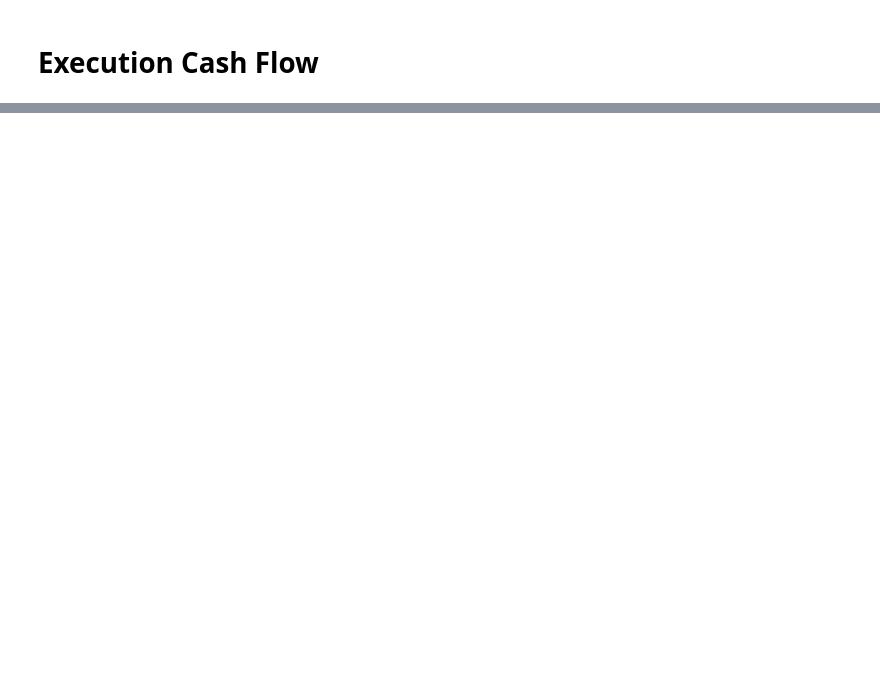
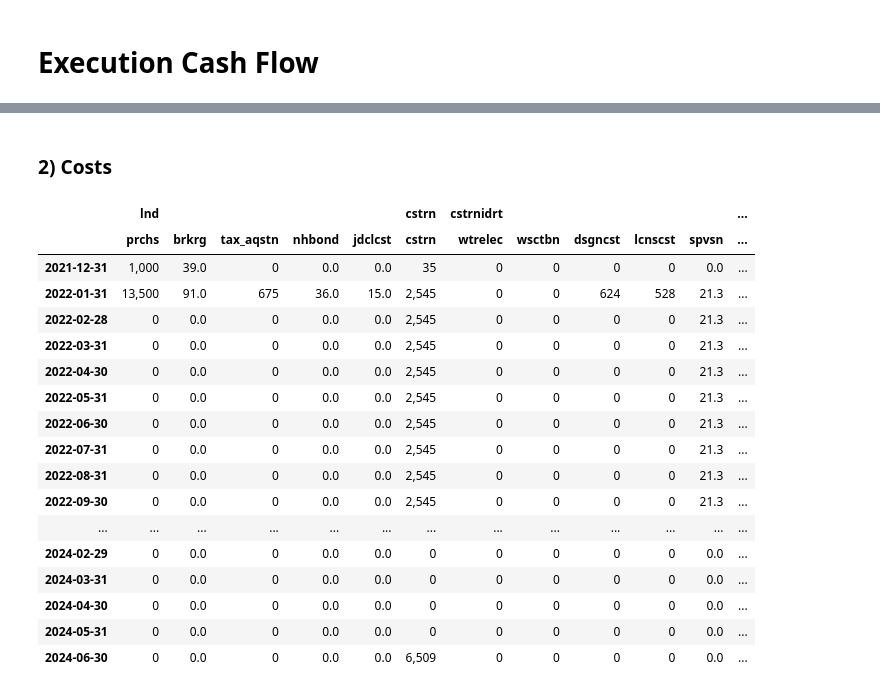
Before and after one commit to kphong16/Financial_Model-CashFlow3, a Jupyter notebook: Case2_CF_modeling3.ipynb, the cells around one changed output, grey strips where cells are left out. Saved outputs shown, nothing was run; the diff lists cells and outputs as text; code cells hidden in the pictures; blank space fills up the shorter version.

```diff
--- a/Case2_CF_modeling3.ipynb
+++ b/Case2_CF_modeling3.ipynb
@@ -422,0 +511,26 @@ R(loan.ttl.IR.df)
+# %% [markdown]
+### 2) Costs
+# %%
+cost_dct = cost["all"].dct.items()
+cost_df = DataFrame({key:item.amt_add[:] for key, item in cost_dct})
+cost_df[("sum", "sum")] = cost["all"].amt_add[:]
+display(R(cost_df))
+# %% [output]
+|  | lnd |  |  |  |  | cstrn | cstrnidrt |  |  |  |  | ... |
+|  | prchs | brkrg | tax_aqstn | nhbond | jdclcst | cstrn | wtrelec | wsctbn | dsgncst | lcnscst | spvsn | ... |
+| 2021-12-31 | 1,000 | 39.0 | 0 | 0.0 | 0.0 | 35 | 0 | 0 | 0 | 0 | 0.0 | ... |
+| 2022-01-31 | 13,500 | 91.0 | 675 | 36.0 | 15.0 | 2,545 | 0 | 0 | 624 | 528 | 21.3 | ... |
+| 2022-02-28 | 0 | 0.0 | 0 | 0.0 | 0.0 | 2,545 | 0 | 0 | 0 | 0 | 21.3 | ... |
+| 2022-03-31 | 0 | 0.0 | 0 | 0.0 | 0.0 | 2,545 | 0 | 0 | 0 | 0 | 21.3 | ... |
+| 2022-04-30 | 0 | 0.0 | 0 | 0.0 | 0.0 | 2,545 | 0 | 0 | 0 | 0 | 21.3 | ... |
+| 2022-05-31 | 0 | 0.0 | 0 | 0.0 | 0.0 | 2,545 | 0 | 0 | 0 | 0 | 21.3 | ... |
+| 2022-06-30 | 0 | 0.0 | 0 | 0.0 | 0.0 | 2,545 | 0 | 0 | 0 | 0 | 21.3 | ... |
+| 2022-07-31 | 0 | 0.0 | 0 | 0.0 | 0.0 | 2,545 | 0 | 0 | 0 | 0 | 21.3 | ... |
+| 2022-08-31 | 0 | 0.0 | 0 | 0.0 | 0.0 | 2,545 | 0 | 0 | 0 | 0 | 21.3 | ... |
+| 2022-09-30 | 0 | 0.0 | 0 | 0.0 | 0.0 | 2,545 | 0 | 0 | 0 | 0 | 21.3 | ... |
+| ... | ... | ... | ... | ... | ... | ... | ... | ... | ... | ... | ... | ... |
+| 2024-02-29 | 0 | 0.0 | 0 | 0.0 | 0.0 | 0 | 0 | 0 | 0 | 0 | 0.0 | ... |
+| 2024-03-31 | 0 | 0.0 | 0 | 0.0 | 0.0 | 0 | 0 | 0 | 0 | 0 | 0.0 | ... |
+| 2024-04-30 | 0 | 0.0 | 0 | 0.0 | 0.0 | 0 | 0 | 0 | 0 | 0 | 0.0 | ... |
+| 2024-05-31 | 0 | 0.0 | 0 | 0.0 | 0.0 | 0 | 0 | 0 | 0 | 0 | 0.0 | ... |
+| 2024-06-30 | 0 | 0.0 | 0 | 0.0 | 0.0 | 6,509 | 0 | 0 | 0 | 0 | 0.0 | ... |
```
Also changed, not shown: parts of 30 cells of this notebook, 2 other files.
